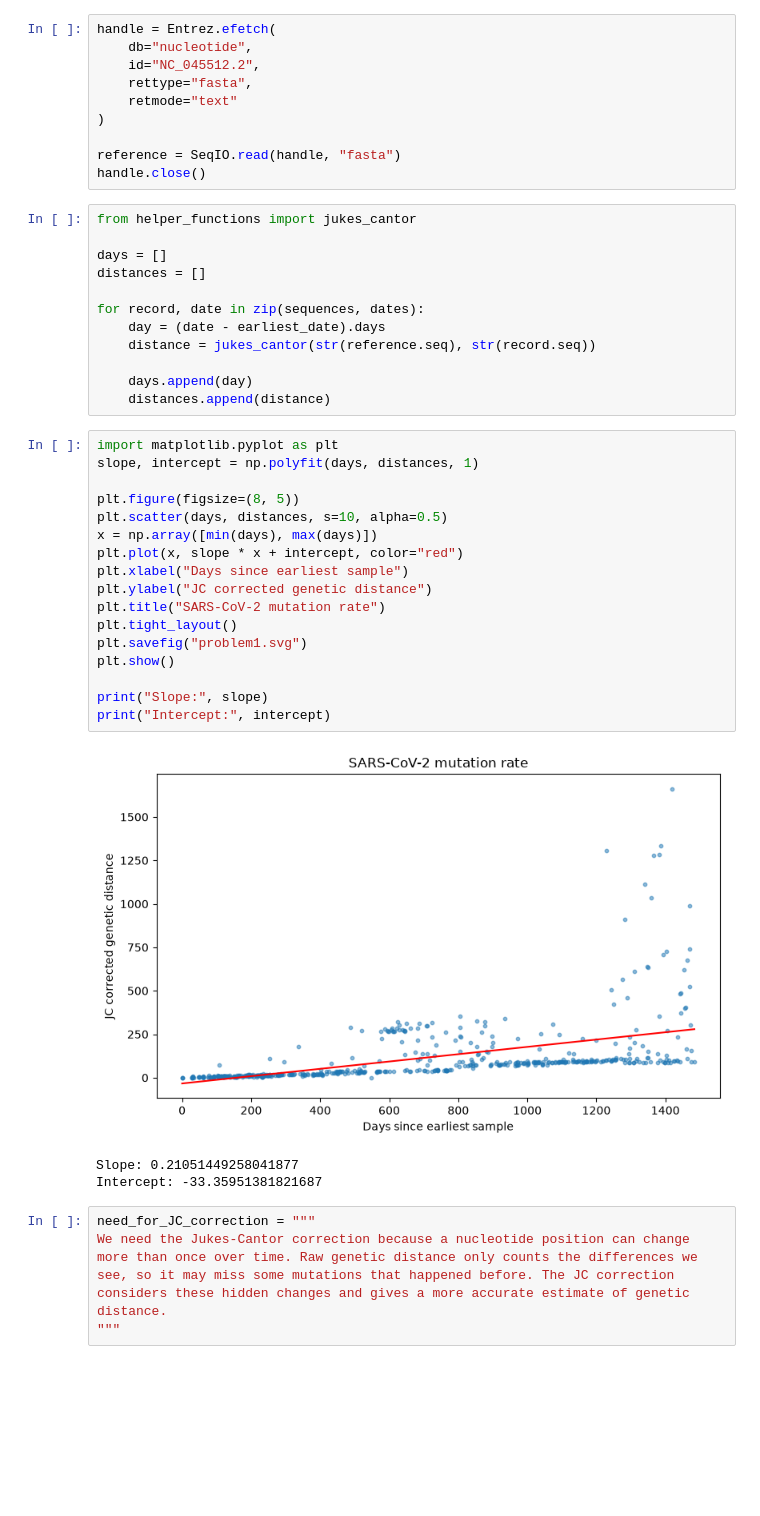
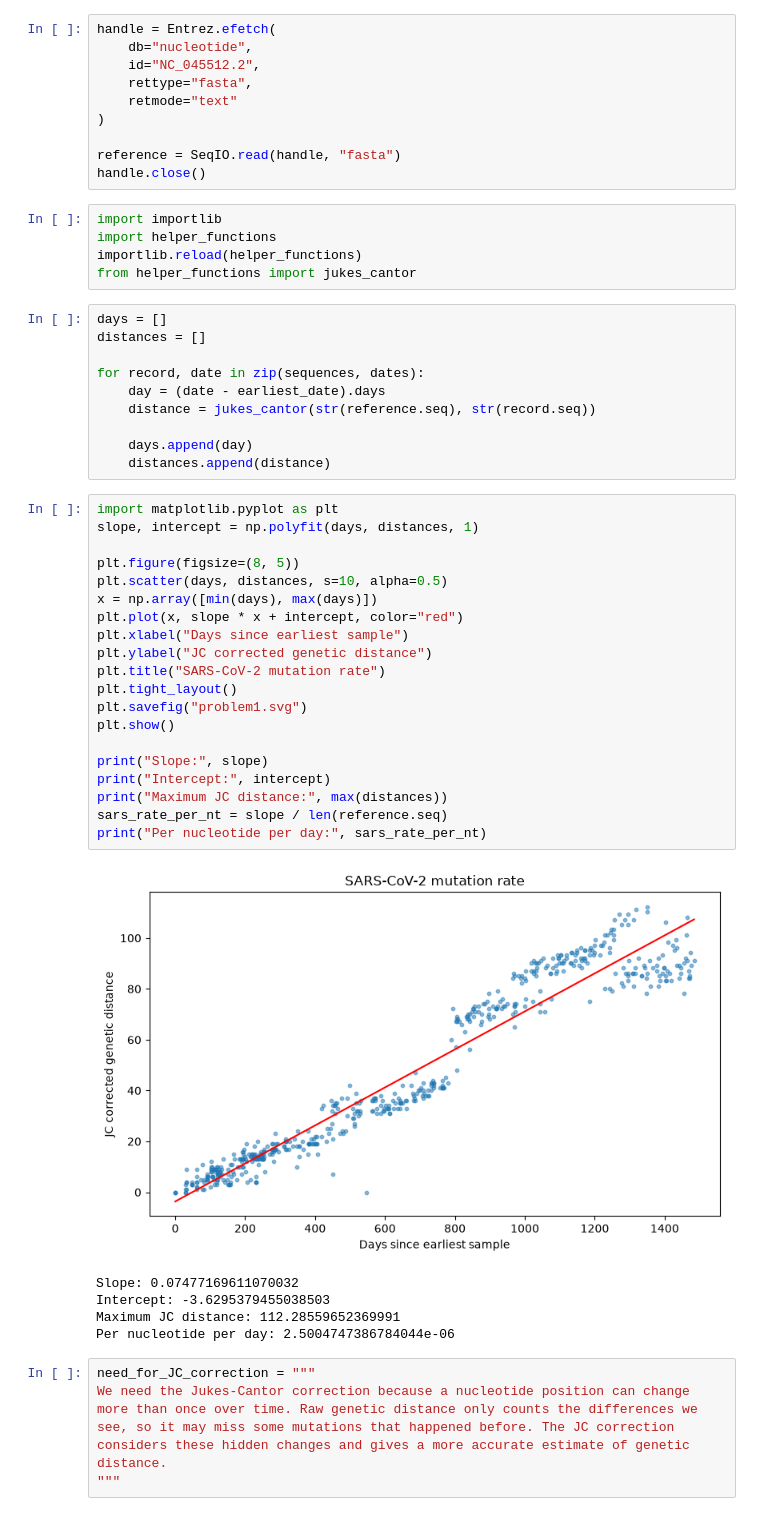
Before and after one commit to YiboShen1231/assign_viral_evo, a Jupyter notebook: viral_evo_workbook.ipynb, the cells around one changed output. Drawn from its saved outputs; the diff is of its cells as text; blank space fills up the shorter version.

```diff
--- a/viral_evo_workbook.ipynb
+++ b/viral_evo_workbook.ipynb
@@ -103,9 +103,12 @@ handle = Entrez.efetch(
 
 reference = SeqIO.read(handle, "fasta")
 handle.close()
+# %%
+import importlib
+import helper_functions
+importlib.reload(helper_functions)
+from helper_functions import jukes_cantor
 # %%
-from helper_functions import jukes_cantor
-
 days = []
 distances = []
 
@@ -118,24 +121,29 @@ for record, date in zip(sequences, dates):
 # %%
 import matplotlib.pyplot as plt
 slope, intercept = np.polyfit(days, distances, 1)
 
 plt.figure(figsize=(8, 5))
 plt.scatter(days, distances, s=10, alpha=0.5)
 x = np.array([min(days), max(days)])
 plt.plot(x, slope * x + intercept, color="red")
 plt.xlabel("Days since earliest sample")
 plt.ylabel("JC corrected genetic distance")
 plt.title("SARS-CoV-2 mutation rate")
 plt.tight_layout()
 plt.savefig("problem1.svg")
 plt.show()
 
 print("Slope:", slope)
 print("Intercept:", intercept)
+print("Maximum JC distance:", max(distances))
+sars_rate_per_nt = slope / len(reference.seq)
+print("Per nucleotide per day:", sars_rate_per_nt)
 # %% [output]
-[figure, old version]
+[figure, new version]
-Slope: 0.21051449258041877
-Intercept: -33.35951381821687
+Slope: 0.07477169611070032
+Intercept: -3.6295379455038503
+Maximum JC distance: 112.28559652369991
+Per nucleotide per day: 2.5004747386784044e-06
 # %%
 need_for_JC_correction = """
 We need the Jukes-Cantor correction because a nucleotide position can change more than once over time. Raw genetic distance only counts the differences we see, so it may miss some mutations that happened before. The JC correction considers these hidden changes and gives a more accurate estimate of genetic distance.
```
Also changed, not shown: parts of 16 cells of this notebook, 4 other files.
